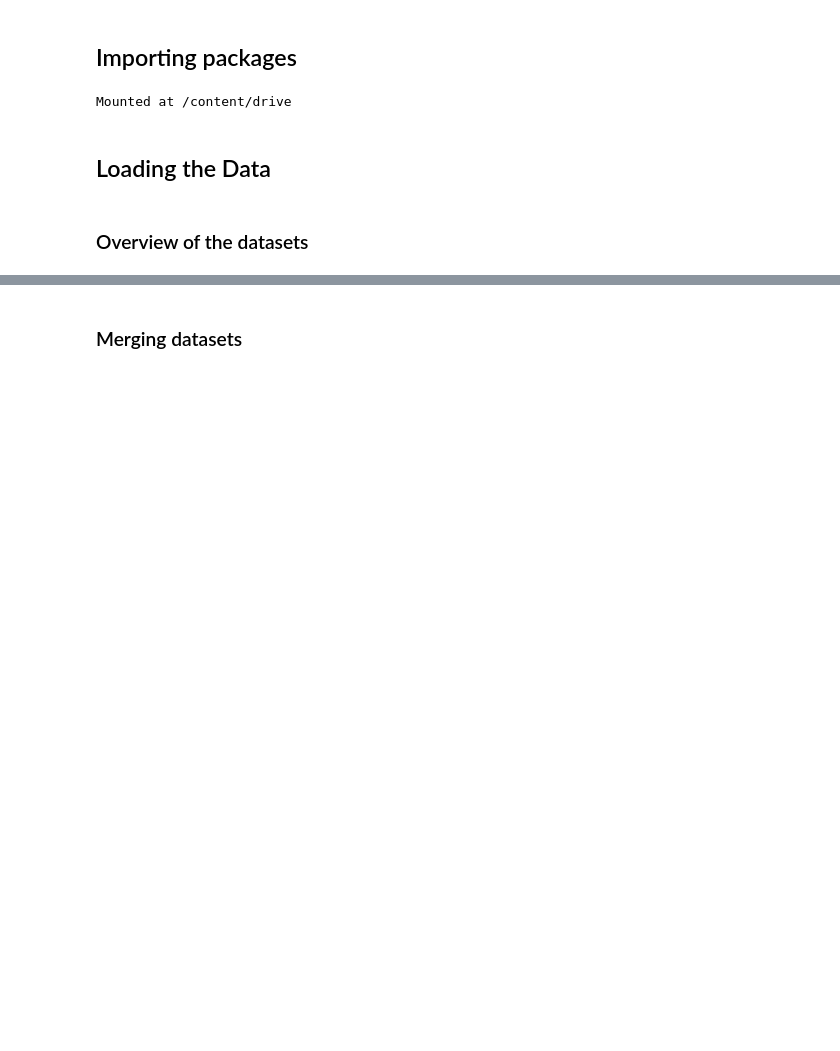
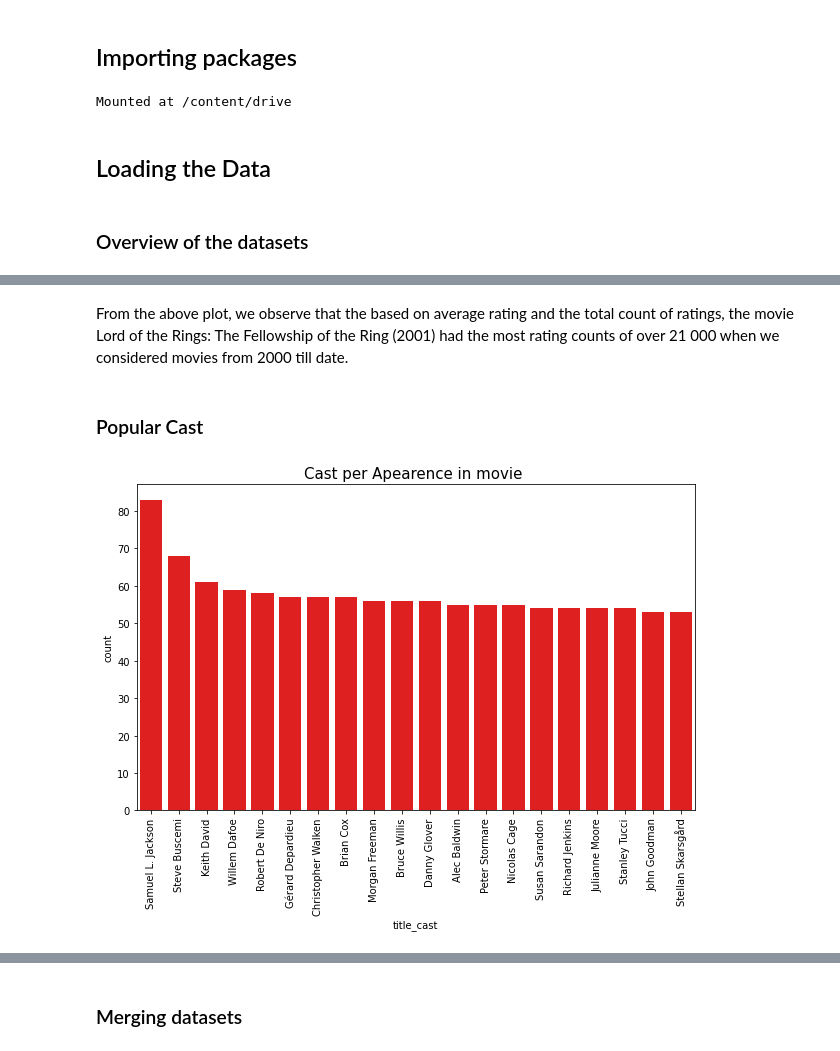
Before and after one commit to lucyzandile/unsupervised-predict-streamlit-template, a Jupyter notebook: Team_15_Unsupervised_Predict.ipynb, the cells around one changed output, grey strips where cells are left out. Drawn from its saved outputs; the diff is of its cells as text; code cells hidden in the pictures; blank space fills up the shorter version.

```diff
--- a/Team_15_Unsupervised_Predict.ipynb
+++ b/Team_15_Unsupervised_Predict.ipynb
@@ -68,0 +264,6 @@ df_movies = pd.read_csv("/content/drive/MyDrive/Colab Notebooks/movies.csv")
+# %%
+#spliting the title cast into a list
+df_imdb['title_cast']=df_imdb['title_cast'].str.split('|')
+#spliting the Key words into a list
+df_imdb['plot_keywords']=df_imdb['plot_keywords'].str.split('|')
+df_imdb.head()
@@ -68,0 +335,14 @@ df_movies = pd.read_csv("/content/drive/MyDrive/Colab Notebooks/movies.csv")
+# %% [markdown]
+From the above plot, we observe that the based on average rating and the total count of ratings, the movie Lord of the Rings: The Fellowship of the Ring (2001) had the most rating counts of over 21 000 when we considered movies from 2000 till date.
+# %% [markdown]
+### Popular Cast
+# %%
+#Plotting popular cast using count-plot
+plt.figure(figsize = (10,6))
+title_cast=df_imdb['title_cast'].explode()
+ax=sns.countplot(x= title_cast, order = title_cast.value_counts().index[:20],color='red')
+ax.set_title('Cast per Apearence in movie ',fontsize=15)
+plt.xticks(rotation=90)
+plt.show()
+# %% [output]
+[figure, added]
```
Also changed, not shown: parts of 48 cells of this notebook.
